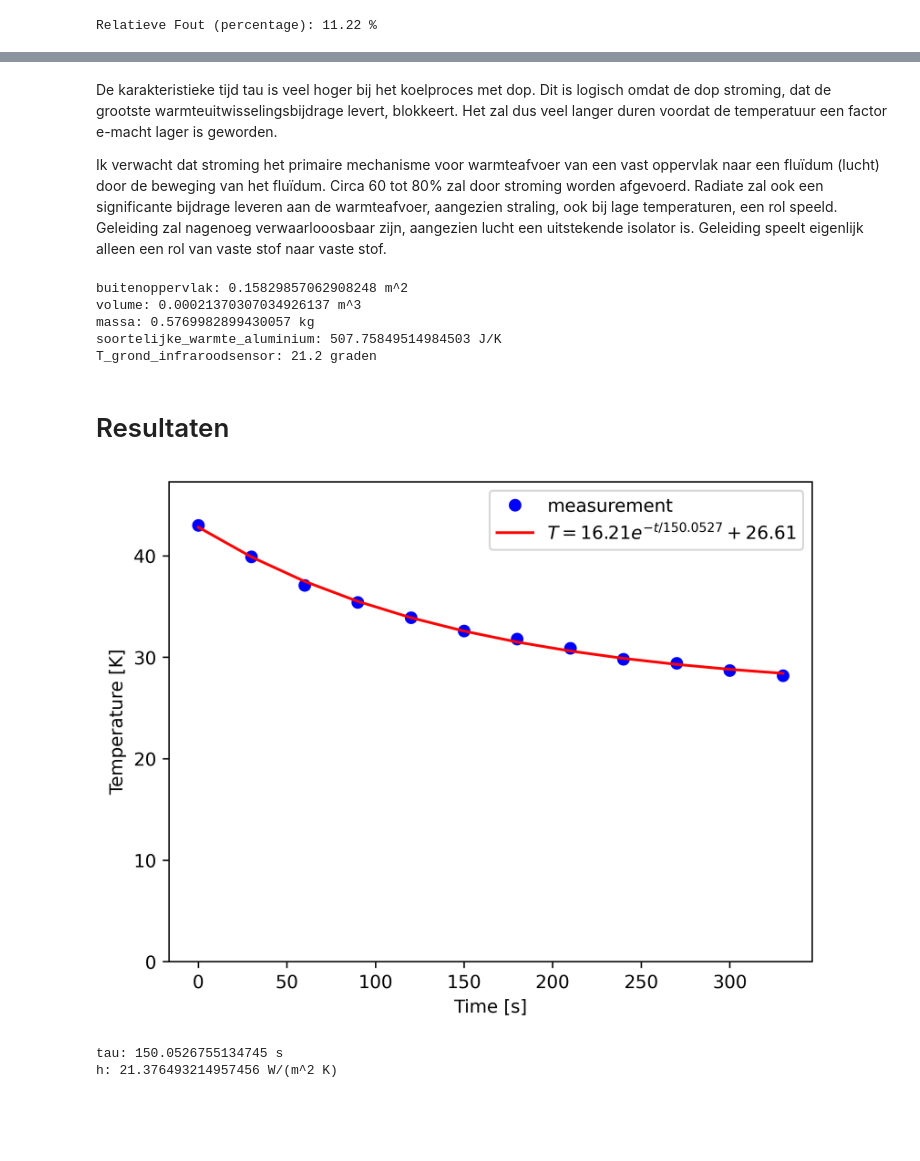
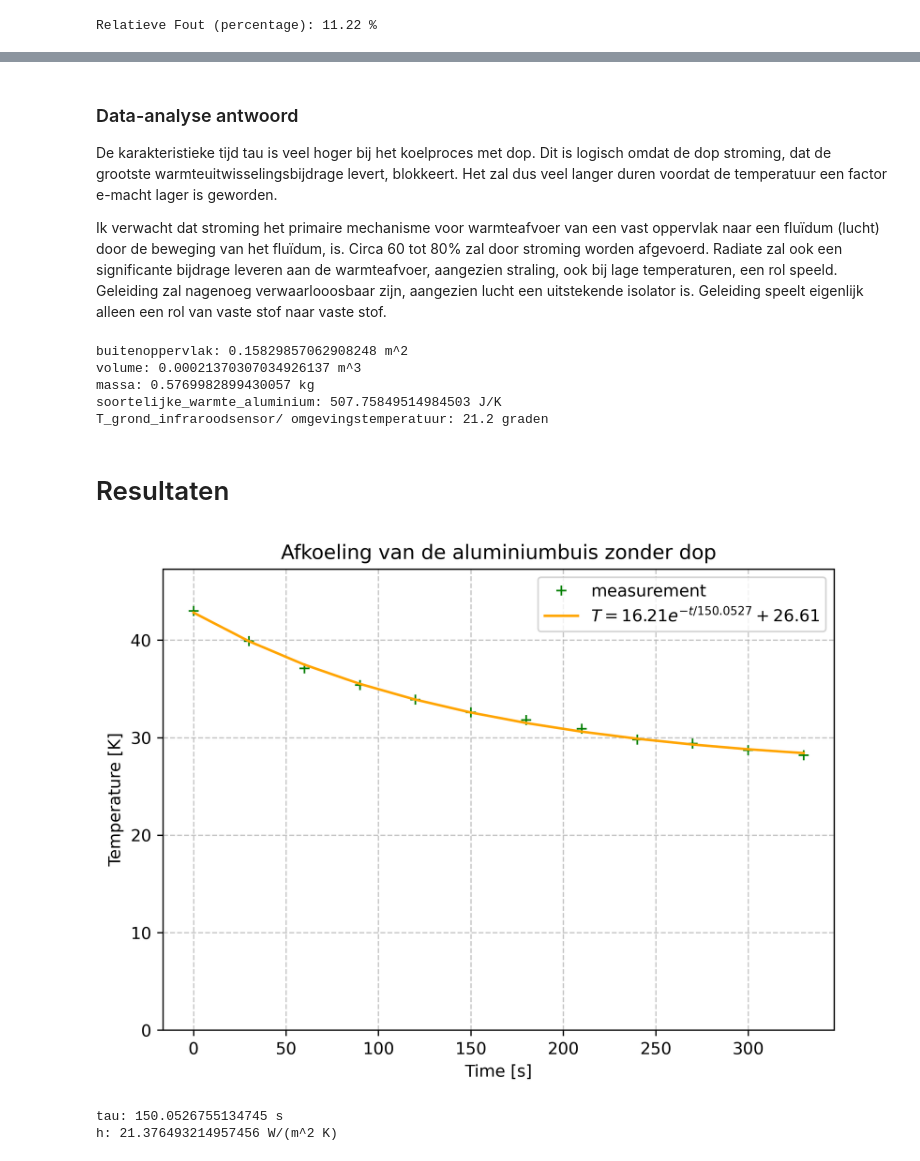
Before and after one commit to swerleman/IP2-Portfolio, a Jupyter notebook: Content/Labs/koelbuis.ipynb, the cells around one changed output, grey strips where cells are left out. Drawn from its saved outputs; the diff is of its cells as text; code cells hidden in the pictures; blank space fills up the shorter version.

```diff
--- a/Content/Labs/koelbuis.ipynb
+++ b/Content/Labs/koelbuis.ipynb
@@ -231,46 +223,50 @@ Zorg ervoor dat je de buis niet aanraakt terwijl deze warm is. De metalen buis g
 - Vergelijk je resultaten met je groepsgenoten die een vergelijkbare buis hebben gemeten (dit kan klassikaal).
 - Welk deel van de warmteoverdrachtscoëfficiënt verwacht je dat gegeven is door de geleiding, straling en convectie? Onderbouw je redenering.
 # %% [markdown]
+### Data-analyse antwoord
 De karakteristieke tijd tau is veel hoger bij het koelproces met dop. Dit is logisch omdat de dop stroming, dat de grootste warmteuitwisselingsbijdrage levert, blokkeert. Het zal dus veel langer duren voordat de temperatuur een factor e-macht lager is geworden.
 
-Ik verwacht dat stroming het primaire mechanisme voor warmteafvoer van een vast oppervlak naar een fluïdum (lucht) door de beweging van het fluïdum. Circa 60 tot 80% zal door stroming worden afgevoerd. Radiate zal ook een significante bijdrage leveren aan de warmteafvoer, aangezien straling, ook bij lage temperaturen, een rol speeld. Geleiding zal nagenoeg verwaarlooosbaar zijn, aangezien lucht een uitstekende isolator is. Geleiding speelt eigenlijk alleen een rol van vaste stof naar vaste stof.
+Ik verwacht dat stroming het primaire mechanisme voor warmteafvoer van een vast oppervlak naar een fluïdum (lucht) door de beweging van het fluïdum, is. Circa 60 tot 80% zal door stroming worden afgevoerd. Radiate zal ook een significante bijdrage leveren aan de warmteafvoer, aangezien straling, ook bij lage temperaturen, een rol speeld. Geleiding zal nagenoeg verwaarlooosbaar zijn, aangezien lucht een uitstekende isolator is. Geleiding speelt eigenlijk alleen een rol van vaste stof naar vaste stof.
 # %%
+# Antwoord vraag 5
 # meten van lengtes aliminium buis
 dikte = 0.00135 # m
-u_dikte = 0.00005 # m
+u_schuifmaat = 0.00005 # m
 lengte = 0.102 # m
 diameter = 0.494 # m
 r = diameter / 2
 buitenoppervlak = 2 * np.pi * r * lengte
 print("buitenoppervlak:", buitenoppervlak, "m^2")
 
+# puur om te checken of gemeten massa klopt, hebben we de massa gewogen:
 massa_gewogen = 60.0 #g u_massa_gewogen = 0.1 g
+
+# berekening massa en volume buis
 volume = buitenoppervlak * dikte
 dichtheid_aluminium = 2.7e3 # kg/m^3
 massa = dichtheid_aluminium * volume
 print("volume:", volume, "m^3")
 print("massa:", massa, "kg")
 
+# berekenen soortelijke warmte aluminium buis
 specifiek_soortelijke_warmte_aluminium = 8.8e2 # J/ (K* kg)
 soortelijke_warmte_aluminium = specifiek_soortelijke_warmte_aluminium * massa
 print("soortelijke_warmte_aluminium:", soortelijke_warmte_aluminium, "J/K")
 
+# gemeten temperatuur grond mbv infraroodsensor
 T_grond_infraroodsensor = 21.2 #graden
-print("T_grond_infraroodsensor:", T_grond_infraroodsensor, "graden")
+print("T_grond_infraroodsensor/ omgevingstemperatuur:", T_grond_infraroodsensor, "graden")
 # %% [output]
 buitenoppervlak: 0.15829857062908248 m^2
 volume: 0.00021370307034926137 m^3
 massa: 0.5769982899430057 kg
 soortelijke_warmte_aluminium: 507.75849514984503 J/K
-T_grond_infraroodsensor: 21.2 graden
+T_grond_infraroodsensor/ omgevingstemperatuur: 21.2 graden
 # %% [markdown]
 # Resultaten
 # %%
 # Hier de data en de analyse
 # configuratie 1 zonder dop
-import numpy as np
-import matplotlib.pyplot as plt
-from scipy.optimize import curve_fit
 
 def exp_func(t, A, tau, T_omg):
     # A is verschiltemperatuur met omgeving aan start
@@ -281,37 +277,38 @@ def exp_func(t, A, tau, T_omg):
 buitenoppervlak = 0.15829857062908248 # bepaal zelf in m^2
 warmtecapaciteit = 507.75849514984503 # bepaal de warmtecapaciteit in J/K
 
 times = np.array([0, 30, 60, 90, 120, 150, 180, 210, 240, 270, 300, 330])
 temps = np.array([43.0, 39.9, 37.1, 35.4, 33.9, 32.6, 31.8, 30.9, 29.8, 29.4, 28.7, 28.2])
 
 
 # pas beginwaardes aan naar schatting
 # Het aantal maxfev moet wellicht hoger voor goede convergentie van de waarde
 popt, pocv = curve_fit(exp_func, times, temps, p0=[12.8, 1000, 21.2], maxfev=5000)
 
 A_exp, tau_exp, T_omg_exp = popt
 
 y_fit = exp_func(times, *popt)
 
 plt.figure(dpi=450)
 plt.xlabel('Time [s]')
 plt.ylabel('Temperature [K]')
-
-plt.plot(times, temps, 'bo', label='measurement')
-plt.plot(times, y_fit, 'r-',
+plt.title('Afkoeling van de aluminiumbuis zonder dop')
+plt.plot(times, temps, '+', color='green', label='measurement')
+plt.plot(times, y_fit, '-', color='orange',
          label='$T = %0.2f e^{-t/%0.4f} + %0.2f$' % (A_exp, tau_exp, T_omg_exp))
 plt.ylim(bottom=0, top= 1.1* max(temps))
 plt.legend()
-
+plt.grid(True, linestyle='--', alpha=0.7)
+plt.tight_layout()
 plt.show()
 print("tau:", tau_exp, "s")
 h_exp = (warmtecapaciteit) / (tau_exp * buitenoppervlak)
 
 print("h:",h_exp, "W/(m^2 K)") # warmteoverdrachtscoëfficiënt in W/m^2 K
 # Sla figuren op met
 #
 # plt.savefig("Figuren/naam.png", dpi=450)
 # %% [output]
-[figure, old version]
+[figure, new version]
 tau: 150.0526755134745 s
 h: 21.376493214957456 W/(m^2 K)
```
Also changed, not shown: parts of 5 cells of this notebook.
